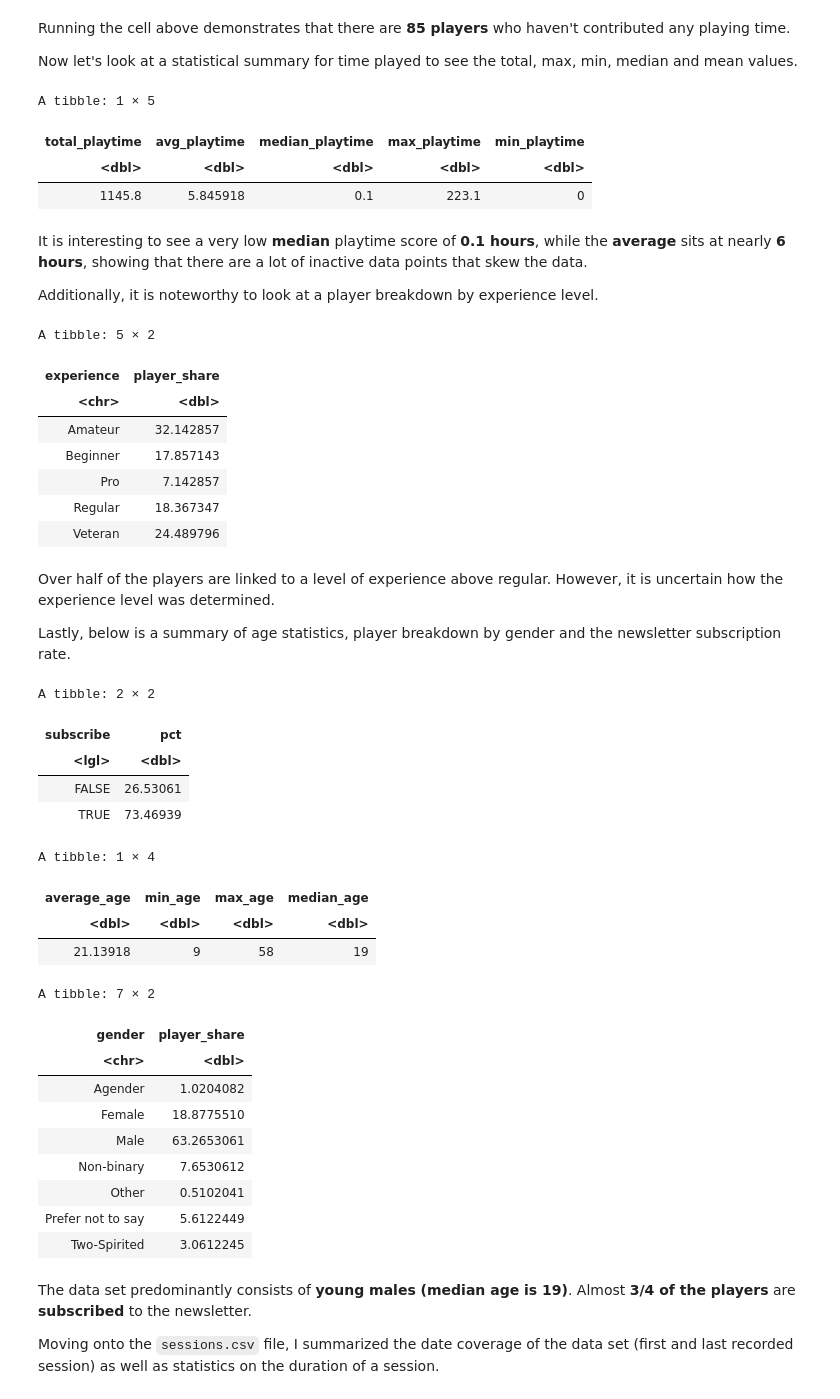
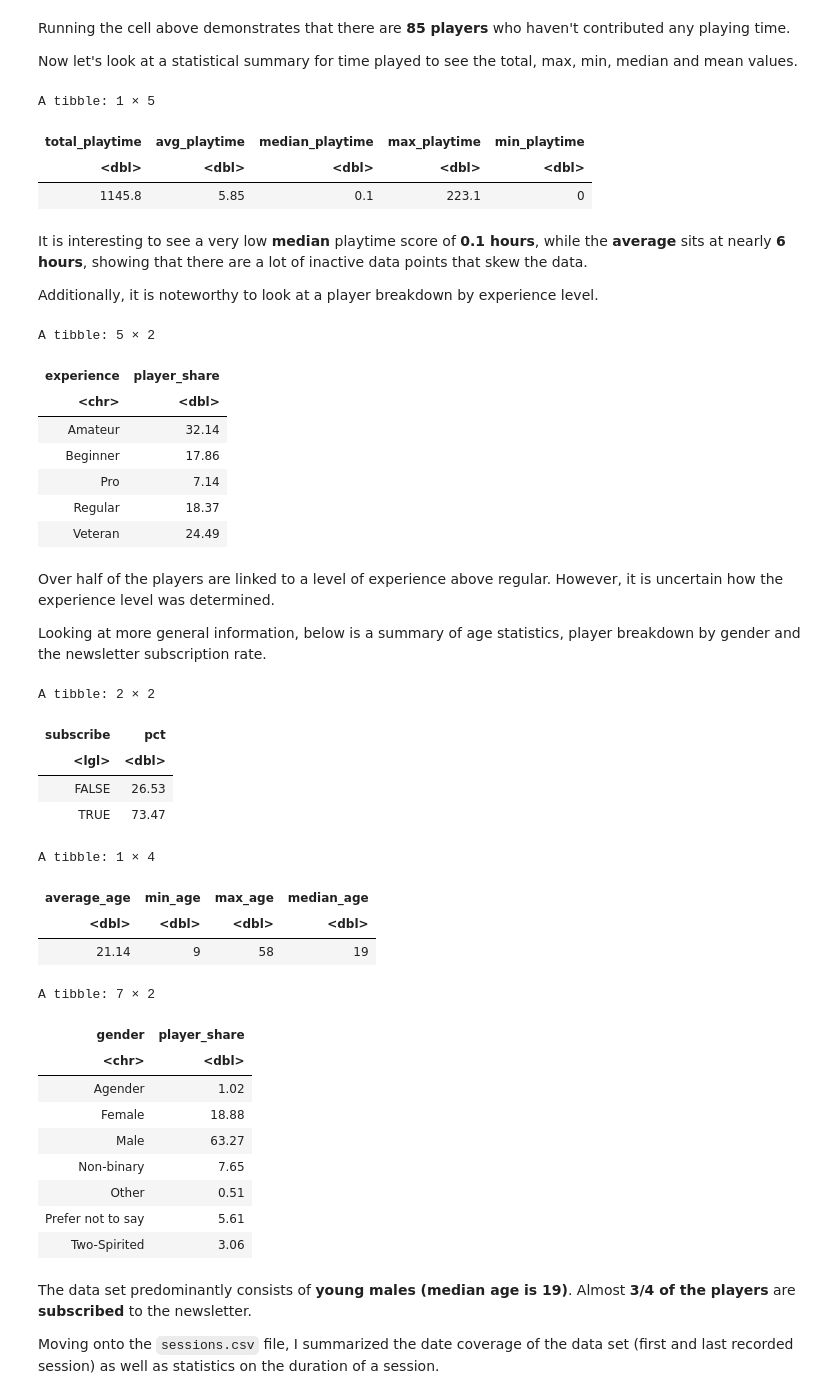
Before and after one commit to whoispanopto/dsci_project_planning, a Jupyter notebook: Untitled.ipynb, the cells around one changed output. Cells and saved outputs as stored; diff of their text form; code cells hidden in the pictures.

```diff
--- a/Untitled.ipynb
+++ b/Untitled.ipynb
@@ -117,14 +117,14 @@ playtime_stat <- player_data |>
               avg_playtime = mean(played_hours, na.rm = TRUE),
               median_playtime = median(played_hours, na.rm = TRUE),
               max_playtime = max(played_hours, na.rm = TRUE),
-              min_playtime = min(played_hours, na.rm = TRUE))
-
+              min_playtime = min(played_hours, na.rm = TRUE)) |>
+    map_dfr(~ round(.x, 2))
 playtime_stat
 # %% [output]
 A tibble: 1 × 5
 | total_playtime | avg_playtime | median_playtime | max_playtime | min_playtime |
 | <dbl> | <dbl> | <dbl> | <dbl> | <dbl> |
-| 1145.8 | 5.845918 | 0.1 | 223.1 | 0 |
+| 1145.8 | 5.85 | 0.1 | 223.1 | 0 |
 # %% [markdown]
 It is interesting to see a very low **median** playtime score of **0.1 hours**, while the **average** sits at nearly **6 hours**, showing that there are a lot of inactive data points that skew the data.
 
@@ -132,57 +132,61 @@ Additionally, it is noteworthy to look at a player breakdown by experience level
 # %%
 p_by_exp <- player_data |>
     group_by(experience) |>
-    summarize(player_share = n()/p_num*100)
+    summarize(player_share = n()/p_num*100) |>
+    mutate(player_share = round(player_share, 2))
 
 p_by_exp
 # %% [output]
 A tibble: 5 × 2
 | experience | player_share |
 | <chr> | <dbl> |
-| Amateur | 32.142857 |
-| Beginner | 17.857143 |
-| Pro | 7.142857 |
-| Regular | 18.367347 |
-| Veteran | 24.489796 |
+| Amateur | 32.14 |
+| Beginner | 17.86 |
+| Pro | 7.14 |
+| Regular | 18.37 |
+| Veteran | 24.49 |
 # %% [markdown]
 Over half of the players are linked to a level of experience above regular. However, it is uncertain how the experience level was determined.
 
-Lastly, below is a summary of age statistics, player breakdown by gender and the newsletter subscription rate.
+Looking at more general information, below is a summary of age statistics, player breakdown by gender and the newsletter subscription rate.
 # %%
 gender_pct <- player_data |>
     group_by(gender) |>
-    summarize(player_share = n()/p_num*100)
+    summarize(player_share = n()/p_num*100) |>
+    mutate(player_share = round(player_share, 2))
 
 subscribed_pct <- player_data |>
     group_by(subscribe) |>
-    summarize(pct = n()/p_num*100)
+    summarize(pct = n()/p_num*100) |>
+    mutate(pct = round(pct, 2))
 
 age_stat <- player_data |>
-    summarize(average_age = mean(Age, na.rm = TRUE), min_age = min(Age, na.rm = TRUE), max_age = max(Age, na.rm = TRUE), median_age = median(Age, na.rm = TRUE))
+    summarize(average_age = mean(Age, na.rm = TRUE), min_age = min(Age, na.rm = TRUE), max_age = max(Age, na.rm = TRUE), median_age = median(Age, na.rm = TRUE)) |>
+    map_dfr(~ round(.x , 2))
 
 subscribed_pct
 age_stat
 gender_pct
 # %% [output]
 A tibble: 2 × 2
 | subscribe | pct |
 | <lgl> | <dbl> |
-| FALSE | 26.53061 |
-| TRUE | 73.46939 |
+| FALSE | 26.53 |
+| TRUE | 73.47 |
 A tibble: 1 × 4
 | average_age | min_age | max_age | median_age |
 | <dbl> | <dbl> | <dbl> | <dbl> |
-| 21.13918 | 9 | 58 | 19 |
+| 21.14 | 9 | 58 | 19 |
 A tibble: 7 × 2
 | gender | player_share |
 | <chr> | <dbl> |
-| Agender | 1.0204082 |
-| Female | 18.8775510 |
-| Male | 63.2653061 |
-| Non-binary | 7.6530612 |
-| Other | 0.5102041 |
-| Prefer not to say | 5.6122449 |
-| Two-Spirited | 3.0612245 |
+| Agender | 1.02 |
+| Female | 18.88 |
+| Male | 63.27 |
+| Non-binary | 7.65 |
+| Other | 0.51 |
+| Prefer not to say | 5.61 |
+| Two-Spirited | 3.06 |
 # %% [markdown]
 The data set predominantly consists of **young males (median age is 19)**. Almost **3/4 of the players** are **subscribed** to the newsletter.
 
```
Also changed, not shown: parts of 10 cells of this notebook.
